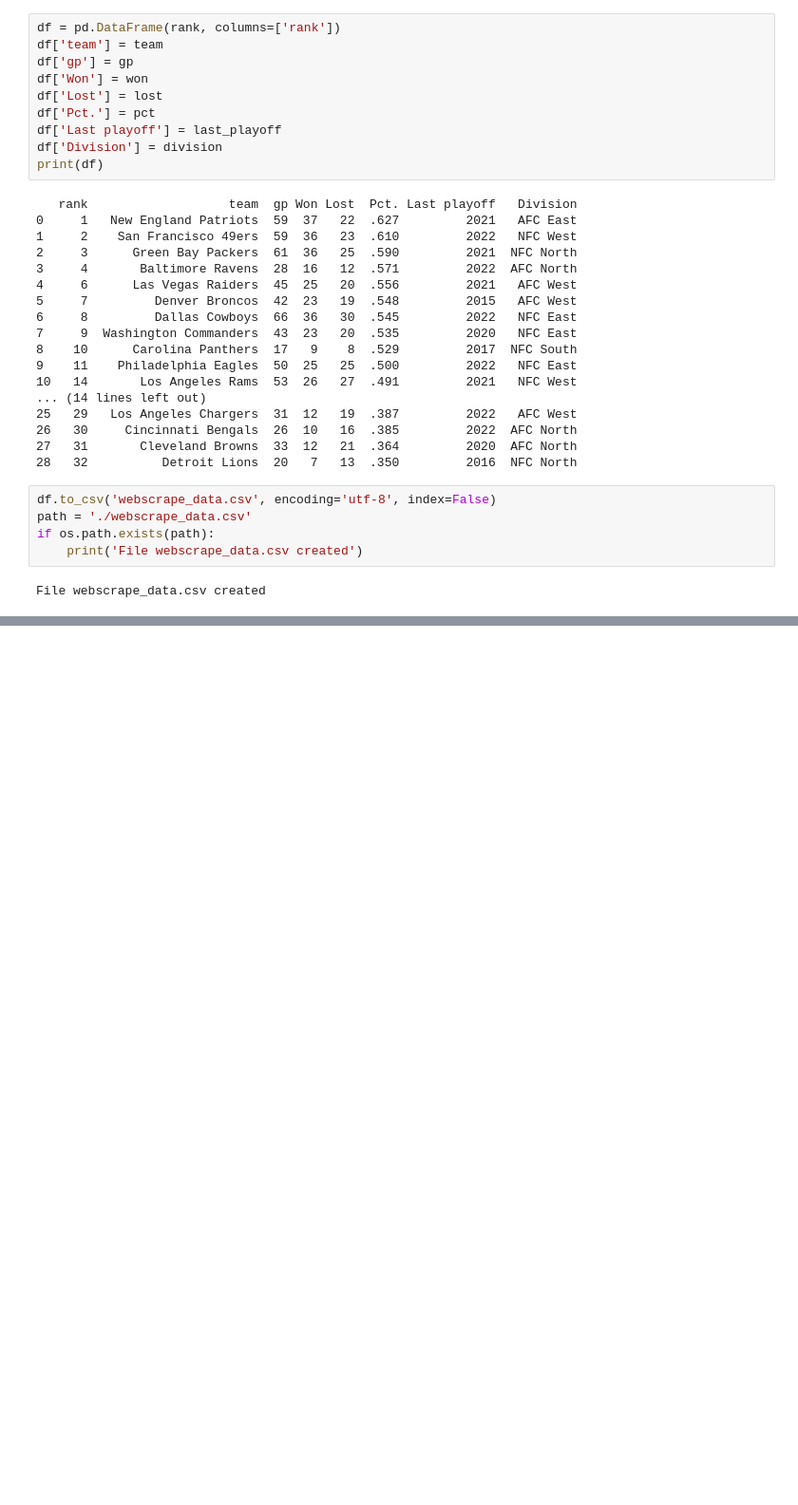
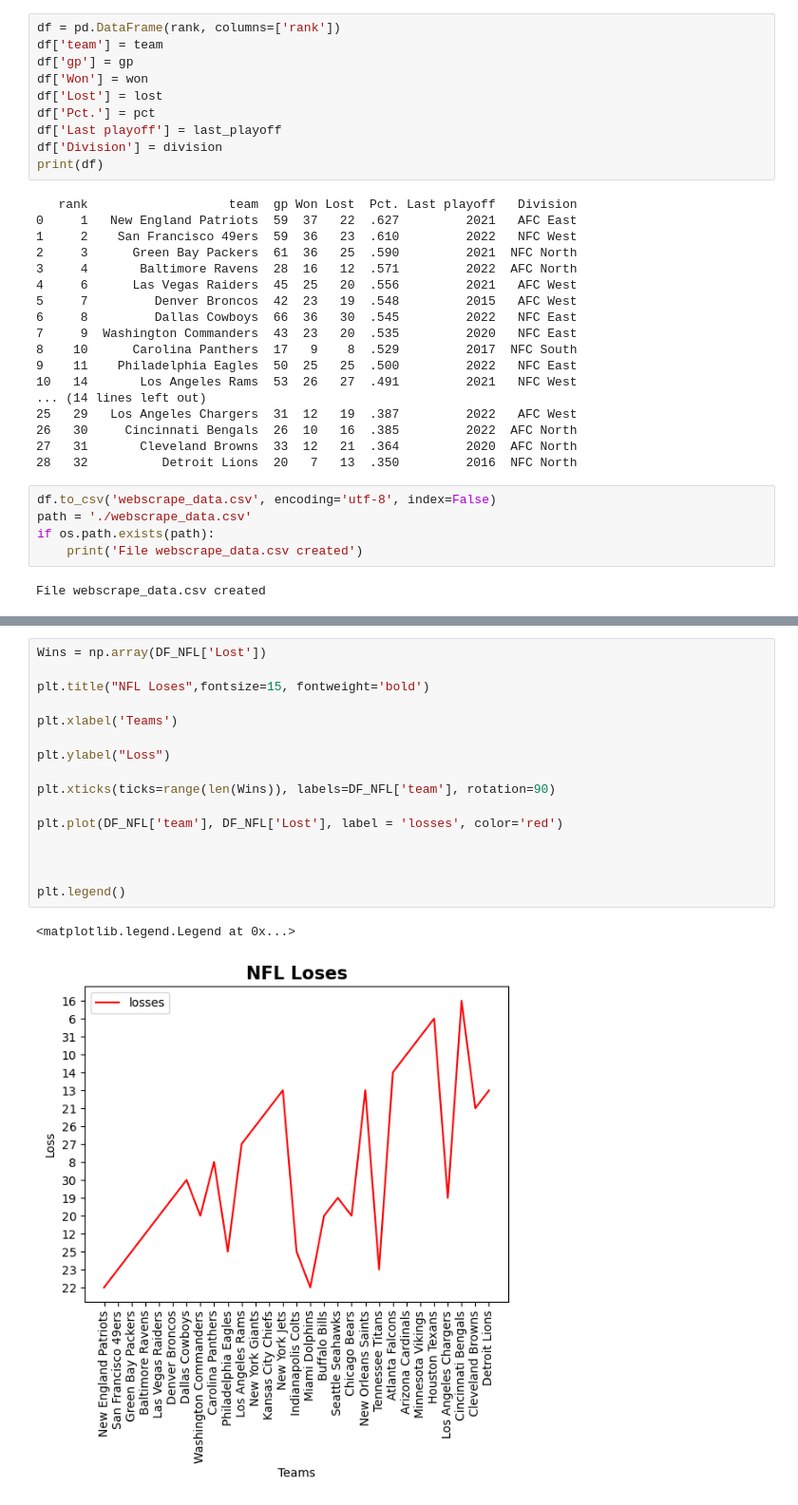
Before and after one commit to mssalstrom/CSC221-msalstromebatchelor-GroupProject, a Jupyter notebook: msalstrom-GroupProject.ipynb, the cells around one changed output, grey strips where cells are left out. Shown at 95% size. Cells and saved outputs as stored; diff of their text form; blank space fills up the shorter version.

```diff
--- a/msalstrom-GroupProject.ipynb
+++ b/msalstrom-GroupProject.ipynb
@@ -67,0 +112,19 @@ File webscrape_data.csv created
+# %%
+Wins = np.array(DF_NFL['Lost'])
+
+plt.title("NFL Loses",fontsize=15, fontweight='bold')
+
+plt.xlabel('Teams')
+
+plt.ylabel("Loss")
+
+plt.xticks(ticks=range(len(Wins)), labels=DF_NFL['team'], rotation=90)
+
+plt.plot(DF_NFL['team'], DF_NFL['Lost'], label = 'losses', color='red')
+
+
+
+plt.legend()
+# %% [output]
+<matplotlib.legend.Legend at 0x...>
+[figure, added]
```
Also changed, not shown: parts of 2 cells of this notebook.
